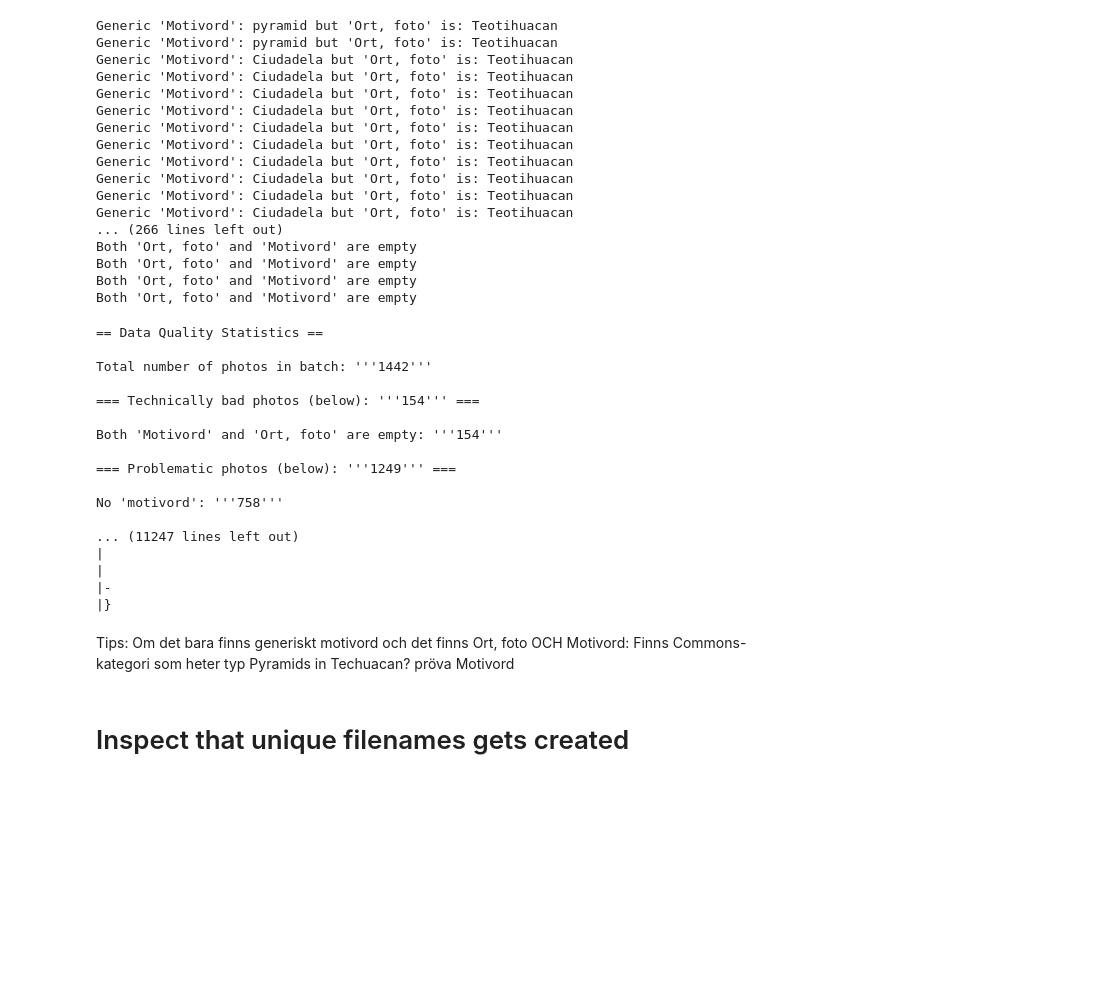
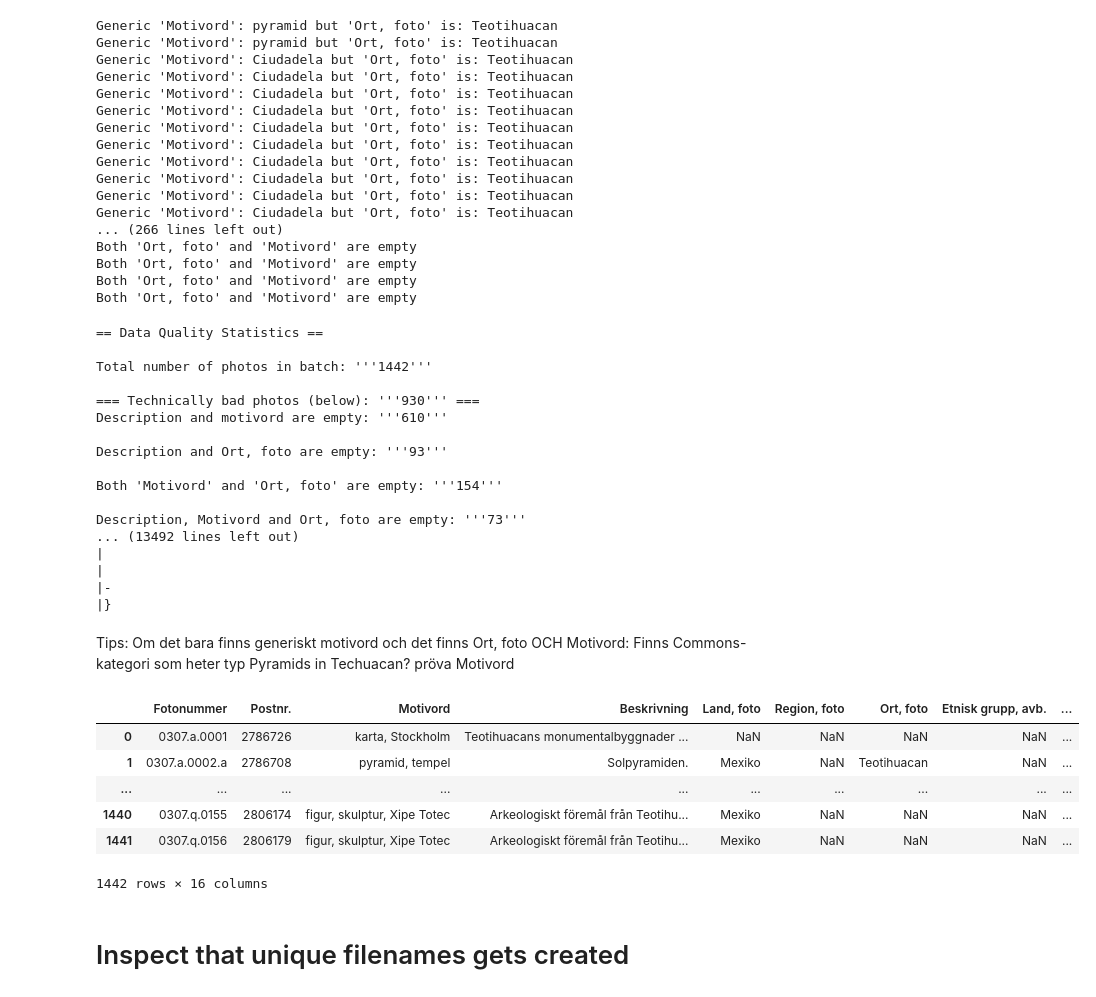
Before and after one commit to Wikimedia-Sverige/Medelhavsmuseet_2016-08, a Jupyter notebook: 1. Mexiko Create filenames filename-mappings and infofiles.ipynb, the cells around one changed output. Saved outputs shown, nothing was run; the diff lists cells and outputs as text; code cells hidden in the pictures; blank space fills up the shorter version.

```diff
--- a/1. Mexiko Create filenames filename-mappings and infofiles.ipynb
+++ b/1. Mexiko Create filenames filename-mappings and infofiles.ipynb
@@ -13,3 +34,6 @@ from nltk.util import ngrams
+# %%
+pd.set_option('display.max_rows', 5)
+pd.set_option('max_seq_items', 10)
 # %% [raw]
 # Ensure this computer has got NLTK tokenizers
 nltk.download()
@@ -251,6 +275,15 @@ Both 'Ort, foto' and 'Motivord' are empty
 Both 'Ort, foto' and 'Motivord' are empty
 # %%
 bad_keywords = ["pyramid","tempel","Ciudadela","tempelpyramid", "tempelpyramider","ruiner","fornlämningar"]
+
+motivord_count = Counter()
+
+for index, string in mexiko.Motivord.iteritems():
+    if pd.notnull(string):
+        tokens = string.split(", ")
+        tokens = [token.strip() for token in tokens]
+        for token in tokens:
+            motivord_count[token] += 1
 
 file_table = ""
 tot_cnt = 0
@@ -261,9 +294,38 @@ no_ort = 0
 generic_keyword = 0
 empty_ort_and_motivord = 0
 no_ort_and_generic_keyword = 0
+no_desc = 0
+no_desc_and_no_ort = 0
+no_desc_no_motivord = 0
+no_desc_no_ort_no_motivord = 0
+
 
 for index, row in mexiko.iterrows():
     tot_cnt += 1
+
+    # Technically bad photos
+    if pd.isnull(row["Beskrivning"]):
+        no_desc += 1
+        if pd.isnull(row["Ort, foto"]):
+            no_desc_and_no_ort += 1
+            bad_cnt += 1
+            file_table += "! " + str(bad_cnt) + "\n"
+            file_table += "| " + row["SMVK-EM-link"] + "\n"
+            file_table += "| " + str(row["Beskrivning"]) + "\n"
+            file_table += "| " + str(row["Ort, foto"]) + "\n"
+            file_table += "| " + str(row["Motivord"]) + "\n"
+            file_table += "| Both 'Description' and 'Place, photo' are empty\n"
+            file_table += "|\n"
+            file_table += "|\n"
+            file_table += "|-\n"
+            if pd.isnull(row["Motivord"]):
+                bad_cnt += 1
+                no_desc_no_ort_no_motivord += 1
+        elif pd.isnull(row["Motivord"]):
+            no_desc_no_motivord += 1
+            bad_cnt += 1
+
+    # Technically bad photos
     if pd.isnull(row["Ort, foto"]) and pd.isnull(row["Motivord"]):
         bad_cnt += 1
         empty_ort_and_motivord += 1
@@ -271,6 +333,7 @@ for index, row in mexiko.iterrows():
         file_table += "| " + row["SMVK-EM-link"] + "\n"
         file_table += "| " + str(row["Region, foto"]) + "\n"
         file_table += "| " + str(row["Ort, foto"]) + "\n"
+        file_table += "| " + str(row["Motivord"]) + "\n"
         file_table += "| Both 'Motivord' and 'Ort, foto' are empty\n"
         file_table += "|\n"
         file_table += "|\n"
@@ -295,6 +358,7 @@ for index, row in mexiko.iterrows():
                         file_table += "| " + row["SMVK-EM-link"] + "\n"
                         file_table += "| " + str(row["Region, foto"]) + "\n"
                         file_table += "| " + str(row["Ort, foto"]) + "\n"
+                        file_table += "| " + str(row["Motivord"]) + "\n"
                         file_table += "| No 'Ort, foto' and 'Motivord' is generic\n"
                         file_table += "|\n"
                         file_table += "|\n"
@@ -306,6 +370,7 @@ for index, row in mexiko.iterrows():
             file_table += "| " + row["SMVK-EM-link"] + "\n"
             file_table += "| " + str(row["Region, foto"]) + "\n"
             file_table += "| " + str(row["Ort, foto"]) + "\n"
+            file_table += "| " + str(row["Motivord"]) + "\n"
             file_table += "| No 'Ort, foto'\n"
             file_table += "|\n"
             file_table += "|\n"
@@ -320,6 +385,7 @@ for index, row in mexiko.iterrows():
         file_table += "| " + row["SMVK-EM-link"] + "\n"
         file_table += "| " + str(row["Region, foto"]) + "\n"
         file_table += "| " + str(row["Ort, foto"]) + "\n"
+        file_table += "| " + str(row["Motivord"]) + "\n"
         file_table += "| No 'Ort, foto' and 'Motivord' is generic\n"
         file_table += "|\n"
         file_table += "|\n"
@@ -335,6 +401,7 @@ for index, row in mexiko.iterrows():
             file_table += "| " + row["SMVK-EM-link"] + "\n"
             file_table += "| " + str(row["Region, foto"]) + "\n"
             file_table += "| " + str(row["Ort, foto"]) + "\n"
+            file_table += "| " + str(row["Motivord"]) + "\n"
             file_table += "| No 'motivord'\n"
             file_table += "|\n"
             file_table += "|\n"
@@ -356,6 +423,7 @@ for index, row in mexiko.iterrows():
                         file_table += "| " + row["SMVK-EM-link"] + "\n"
                         file_table += "| " + str(row["Region, foto"]) + "\n"
                         file_table += "| " + str(row["Ort, foto"]) + "\n"
+                        file_table += "| " + str(row["Motivord"]) + "\n"
                         file_table += "| Motivord' is generic'\n"
                         file_table += "|\n"
                         file_table += "|\n"
@@ -384,8 +452,13 @@ print()
 print("Total number of photos in batch: '''{}'''".format(tot_cnt))
 print()
 print("=== Technically bad photos (below): '''{}''' ===".format(bad_cnt))
+print("Description and motivord are empty: '''{}'''".format(no_desc_no_motivord))
+print()
+print("Description and Ort, foto are empty: '''{}'''".format(no_desc_and_no_ort))
 print()
 print("Both 'Motivord' and 'Ort, foto' are empty: '''{}'''".format(empty_ort_and_motivord))
+print()
+print("Description, Motivord and Ort, foto are empty: '''{}'''".format(no_desc_no_ort_no_motivord))
 print()
 print("=== Problematic photos (below): '''{}''' ===".format(problematic_cnt))
 print()
@@ -411,15 +484,15 @@ print(full_table)
 
 Total number of photos in batch: '''1442'''
 
-=== Technically bad photos (below): '''154''' ===
+=== Technically bad photos (below): '''930''' ===
+Description and motivord are empty: '''610'''
+
+Description and Ort, foto are empty: '''93'''
 
 Both 'Motivord' and 'Ort, foto' are empty: '''154'''
 
-=== Problematic photos (below): '''1249''' ===
-
-No 'motivord': '''758'''
-
-... (11247 lines left out)
+Description, Motivord and Ort, foto are empty: '''73'''
+... (13492 lines left out)
 |
 |
 |-
@@ -431,2 +506,14 @@ pröva Motivord
+# %%
+mexiko = pickle.load(open("./mexiko_df_final.pickle","rb"))
+# %%
+mexiko
+# %% [output]
+|  | Fotonummer | Postnr. | Motivord | Beskrivning | Land, foto | Region, foto | Ort, foto | Etnisk grupp, avb. | ... |
+| 0 | 0307.a.0001 | 2786726 | karta, Stockholm | Teotihuacans monumentalbyggnader ... | NaN | NaN | NaN | NaN | ... |
+| 1 | 0307.a.0002.a | 2786708 | pyramid, tempel | Solpyramiden. | Mexiko | NaN | Teotihuacan | NaN | ... |
+| ... | ... | ... | ... | ... | ... | ... | ... | ... | ... |
+| 1440 | 0307.q.0155 | 2806174 | figur, skulptur, Xipe Totec | Arkeologiskt föremål från Teotihu... | Mexiko | NaN | NaN | NaN | ... |
+| 1441 | 0307.q.0156 | 2806179 | figur, skulptur, Xipe Totec | Arkeologiskt föremål från Teotihu... | Mexiko | NaN | NaN | NaN | ... |
+1442 rows × 16 columns
 # %% [markdown]
 # Inspect that unique filenames gets created
```
Also changed, not shown: parts of 12 cells of this notebook, 3 other files.
